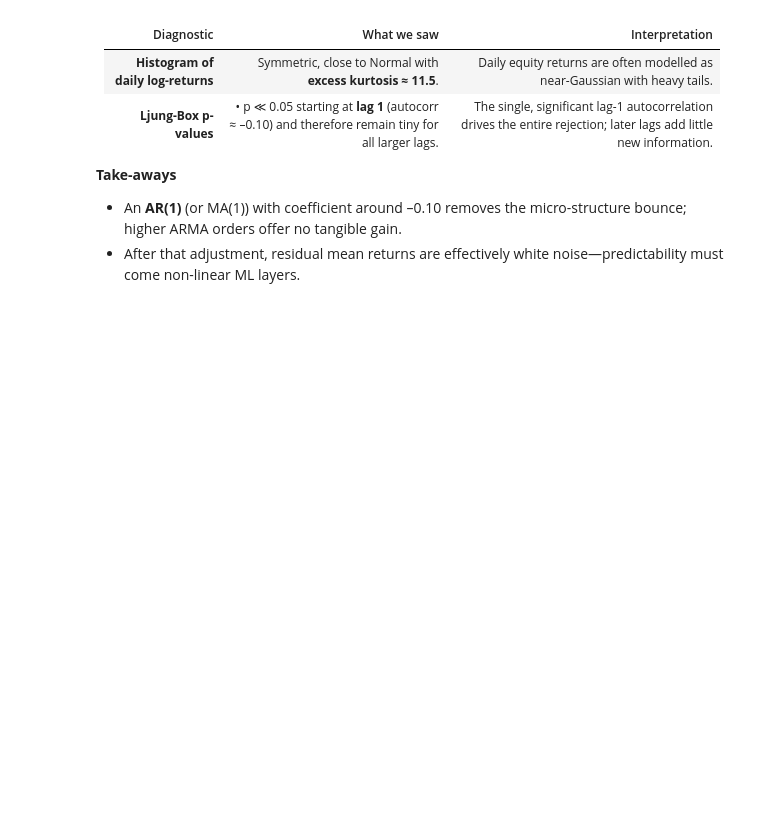
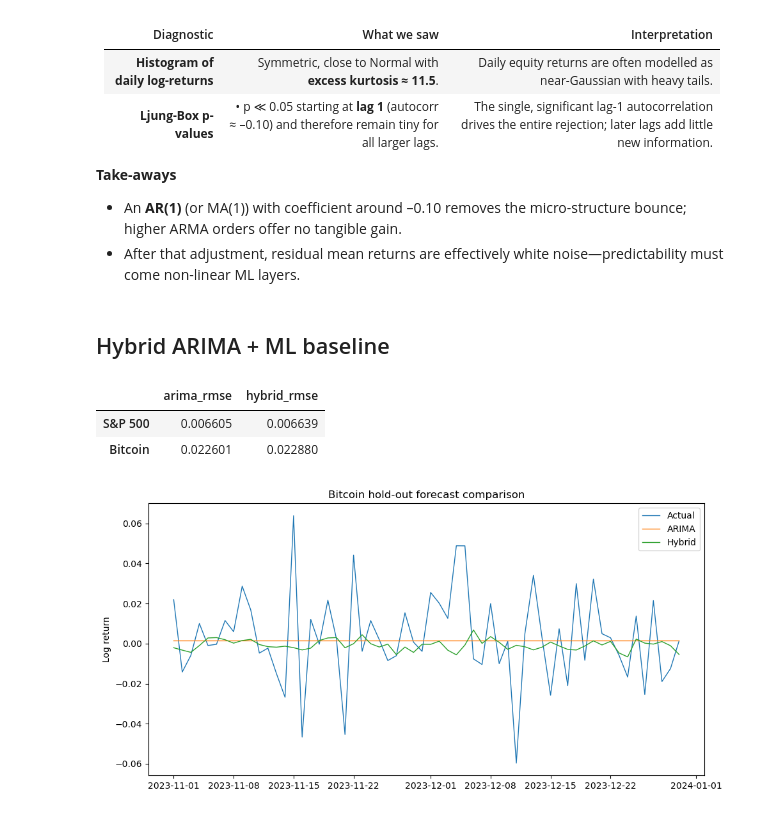
Before and after one commit to emmettralston/HybridModels-For-Financial-Forecasting, a Jupyter notebook: Notebook/exploratory_analysis.ipynb, the cells around one changed output. Cells and saved outputs as stored; diff of their text form; code cells hidden in the pictures; blank space fills up the shorter version.

```diff
--- a/Notebook/exploratory_analysis.ipynb
+++ b/Notebook/exploratory_analysis.ipynb
@@ -20,2 +20,9 @@ from hybrid_ts.data import get_benchmark_prices
 # %%
-sp500, btc = get_benchmark_prices()
+requests = [
+    PriceRequest("^GSPC", start="2002-01-01", end="2023-12-31", label="sp500"),
+    PriceRequest("BTC-USD", start="2015-01-01", end="2023-12-31", label="btc"),
+]
+
+prices_raw = load_prices(requests, join="outer")
+asset_names = {"sp500": "S&P 500", "btc": "Bitcoin"}
+prices_raw.head()
@@ -287,3 +357,37 @@ plt.tight_layout(); plt.show()
 
 * An **AR(1)** (or MA(1)) with coefficient around –0.10 removes the micro-structure bounce; higher ARMA orders offer no tangible gain.
 * After that adjustment, residual mean returns are effectively white noise—predictability must come non-linear ML layers.
+# %% [markdown]
+## Hybrid ARIMA + ML baseline
+# %%
+from hybrid_ts.pipeline import backtest_hybrid
+
+hybrid_metrics = {}
+hybrid_forecasts = {}
+for column, label in asset_names.items():
+    forecast, metrics = backtest_hybrid(
+        log_returns[column],
+        train_size=0.9,
+        arima_order=(1, 0, 1),
+        residual_lags=5,
+    )
+    hybrid_metrics[label] = metrics
+    hybrid_forecasts[label] = forecast
+
+pd.DataFrame(hybrid_metrics).T
+# %% [output]
+|  | arima_rmse | hybrid_rmse |
+| S&P 500 | 0.006605 | 0.006639 |
+| Bitcoin | 0.022601 | 0.022880 |
+# %%
+btc_forecast = hybrid_forecasts["Bitcoin"].tail(60)
+fig, ax = plt.subplots(figsize=(10, 5))
+ax.plot(btc_forecast.index, btc_forecast["actual"], label="Actual", lw=1)
+ax.plot(btc_forecast.index, btc_forecast["arima"], label="ARIMA", lw=1)
+ax.plot(btc_forecast.index, btc_forecast["hybrid"], label="Hybrid", lw=1)
+ax.set(title="Bitcoin hold-out forecast comparison", ylabel="Log return")
+ax.legend()
+plt.tight_layout()
+plt.show()
+# %% [output]
+[figure, added]
```
Also changed, not shown: parts of 11 cells of this notebook, 5 other files.
